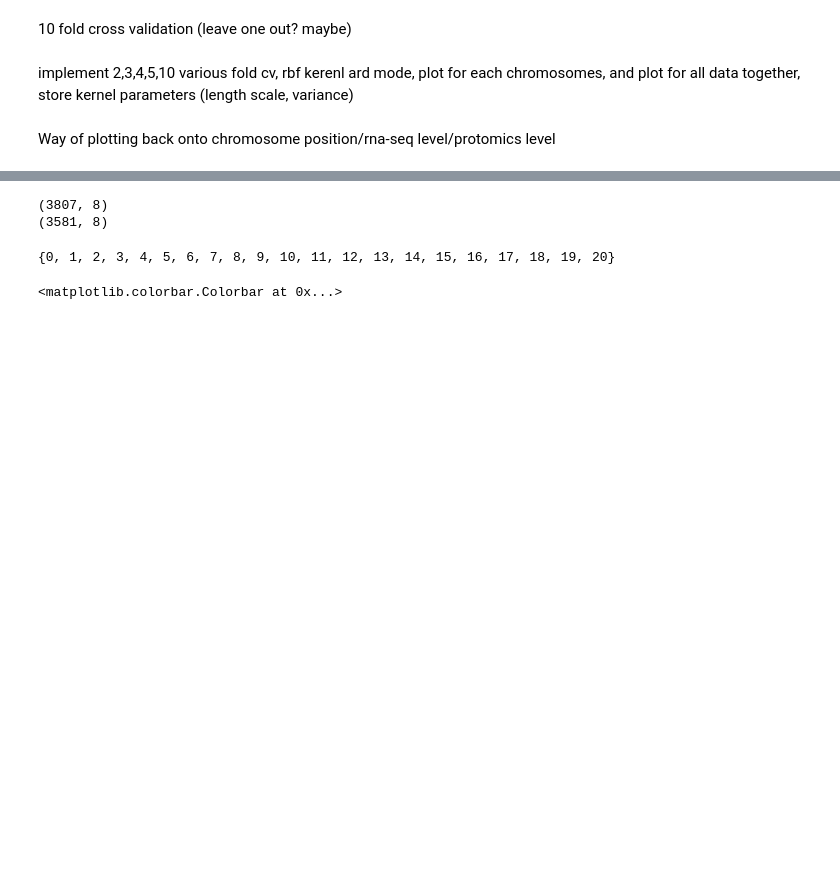
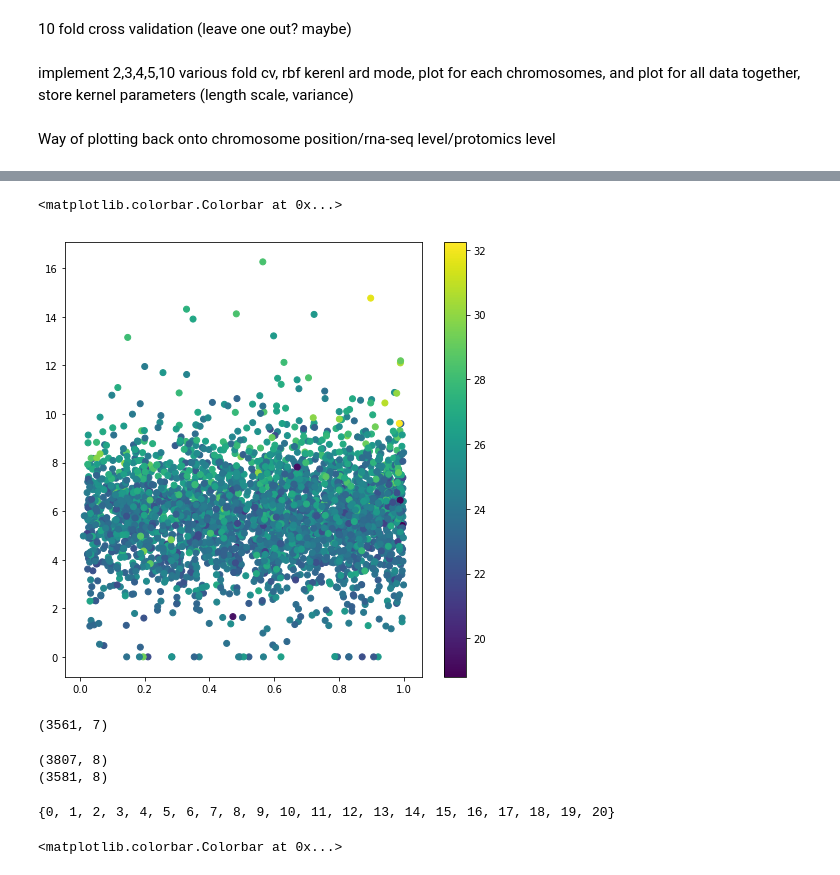
Before and after one commit to danielshak/GaussianProcesses, a Jupyter notebook: Notebooks/PPG/Gpy_oo.ipynb, the cells around one changed output, grey strips where cells are left out. Drawn from its saved outputs; the diff is of its cells as text; code cells hidden in the pictures; blank space fills up the shorter version.

```diff
--- a/Notebooks/PPG/Gpy_oo.ipynb
+++ b/Notebooks/PPG/Gpy_oo.ipynb
@@ -48,3 +54,7 @@ Way of plotting back onto chromosome position/rna-seq level/protomics level
 class GPY():
     def __init__(self,pdDF,zscore = True):
         self.data
+# %%
+gp_data = pd.read_csv('Data/GP_data.tsv',sep='\t',index_col=0)
+base_cols = ['Gene.names','Gene.description','AvgChrs','NormPosition','Gene Length']
+gp_data.head()
@@ -51,3 +70,18 @@ class GPY():
+# %%
+%matplotlib inline
+fig = plt.figure()
+fig.set_size_inches(8,8)
+ax = fig.add_subplot(111)
+AT2_04M_F0 = gp_data[base_cols+['AT2_04M_F0','AT2_04M_F0_P']][gp_data['AT2_04M_F0_P']!=0]
+sc = ax.scatter(AT2_04M_F0['NormPosition'],AT2_04M_F0['AT2_04M_F0'],c=AT2_04M_F0['AT2_04M_F0_P'],cmap = cm.viridis)
+plt.colorbar(sc)
+# %% [output]
+<matplotlib.colorbar.Colorbar at 0x...>
+[figure, added]
+# %%
+AT2_04M_F0.shape
+# %% [output]
+(3561, 7)
 # %%
 vsp_data = pd.read_csv('../Data/vsp_input.tsv',sep='\t')
 vsp_data = vsp_data[vsp_data['WSU_Old']!=17] #Removes psudovalues
```
Also changed, not shown: parts of 4 cells of this notebook.
